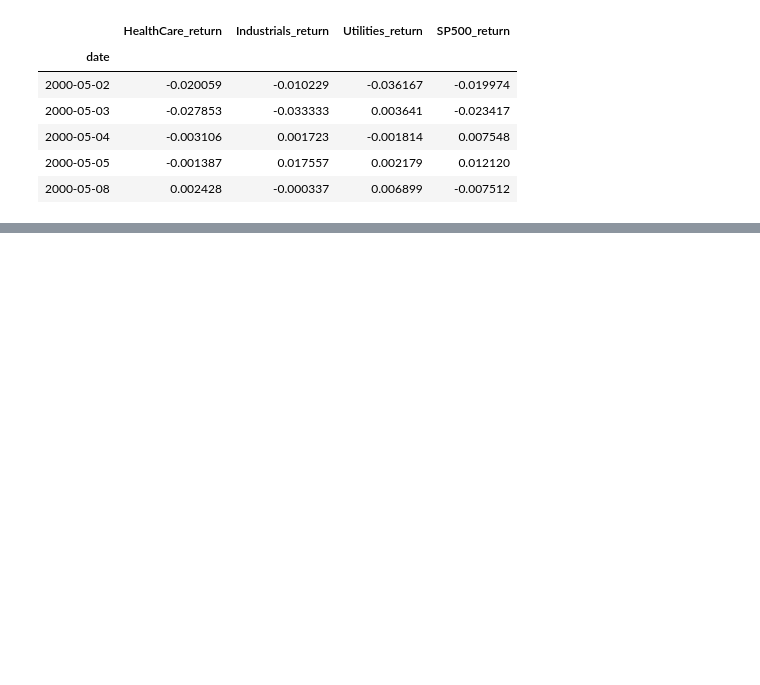
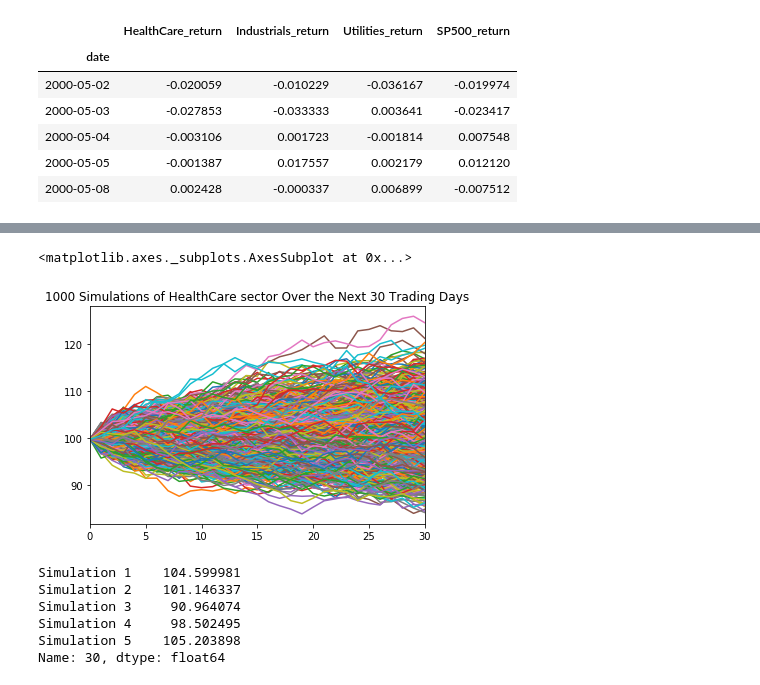
Before and after one commit to bkayratkyzy/Monte_Carlo_Simulations, a Jupyter notebook: notebooks/gabriel.ipynb, the cells around one changed output, grey strips where cells are left out. Saved outputs shown, nothing was run; the diff lists cells and outputs as text; code cells hidden in the pictures; blank space fills up the shorter version.

Commit message:
Completed Monte Carlos, ready to compile into final

```diff
--- a/notebooks/gabriel.ipynb
+++ b/notebooks/gabriel.ipynb
@@ -417,0 +435,34 @@ returns_df.head()
+# %%
+#Set up Monte Carlo Simulation for HealthCare
+
+#Set number of simulations
+
+num_simulations = 1000
+
+# Set number of trading days and get last closing price of XLB from DataFrame
+
+num_trading_days = 30
+HealthCare_last_price = health_df[1]
+
+# Initialize empty DataFrame to hold simulated prices for each simulation
+simulated_prices_HealthCare_df = pd.DataFrame()
+# %%
+# Run the simulation `1000` times
+for n in range(num_simulations):
+
+    # Initialize the simulated prices list with the last closing price of XLB
+    simulated_HealthCare_prices = [HealthCare_last_price]
+    simulated_HealthCare_prices
+
+    # Simulate the returns for 30 days
+    for i in range(num_trading_days):
+
+    # Calculate the simulated price using the last price within the list
+        simulated_price = simulated_HealthCare_prices[-1] * (1 + np.random.normal(avg_daily_return_HealthCare, HealthCare_std))
+        # Append the simulated price to the list
+        simulated_HealthCare_prices.append(simulated_price)
+
+    # Append simulated price of each simulation to DataFrame
+    simulated_prices_HealthCare_df[f"Simulation {n+1}"] = pd.Series(simulated_HealthCare_prices)
+
+simulated_prices_HealthCare_df.head()
@@ -417,0 +477,18 @@ returns_df.head()
+# %%
+#Plot 1000 simulations of 30 trading days
+plot_title = f"{n+1} Simulations of HealthCare sector Over the Next 30 Trading Days"
+simulated_prices_HealthCare_df.plot(legend=None, title=plot_title)
+# %% [output]
+<matplotlib.axes._subplots.AxesSubplot at 0x...>
+[figure, added]
+# %%
+# Select the last row (price of each simulation on the 30th trading day)
+simulated_ending_prices_HealthCare = simulated_prices_HealthCare_df.iloc[-1, :]
+simulated_ending_prices_HealthCare.head()
+# %% [output]
+Simulation 1    104.599981
+Simulation 2    101.146337
+Simulation 3     90.964074
+Simulation 4     98.502495
+Simulation 5    105.203898
+Name: 30, dtype: float64
```
Also changed, not shown: parts of 24 cells of this notebook.
